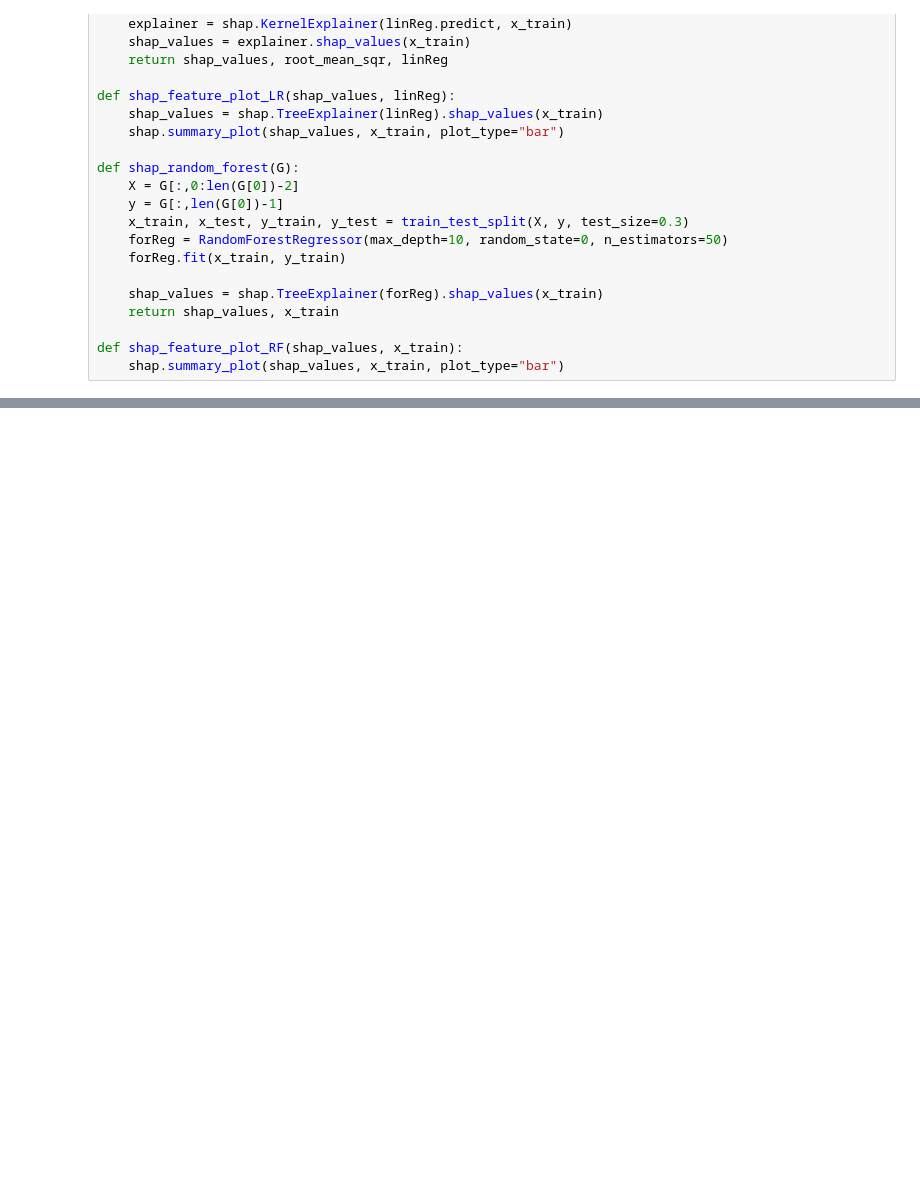
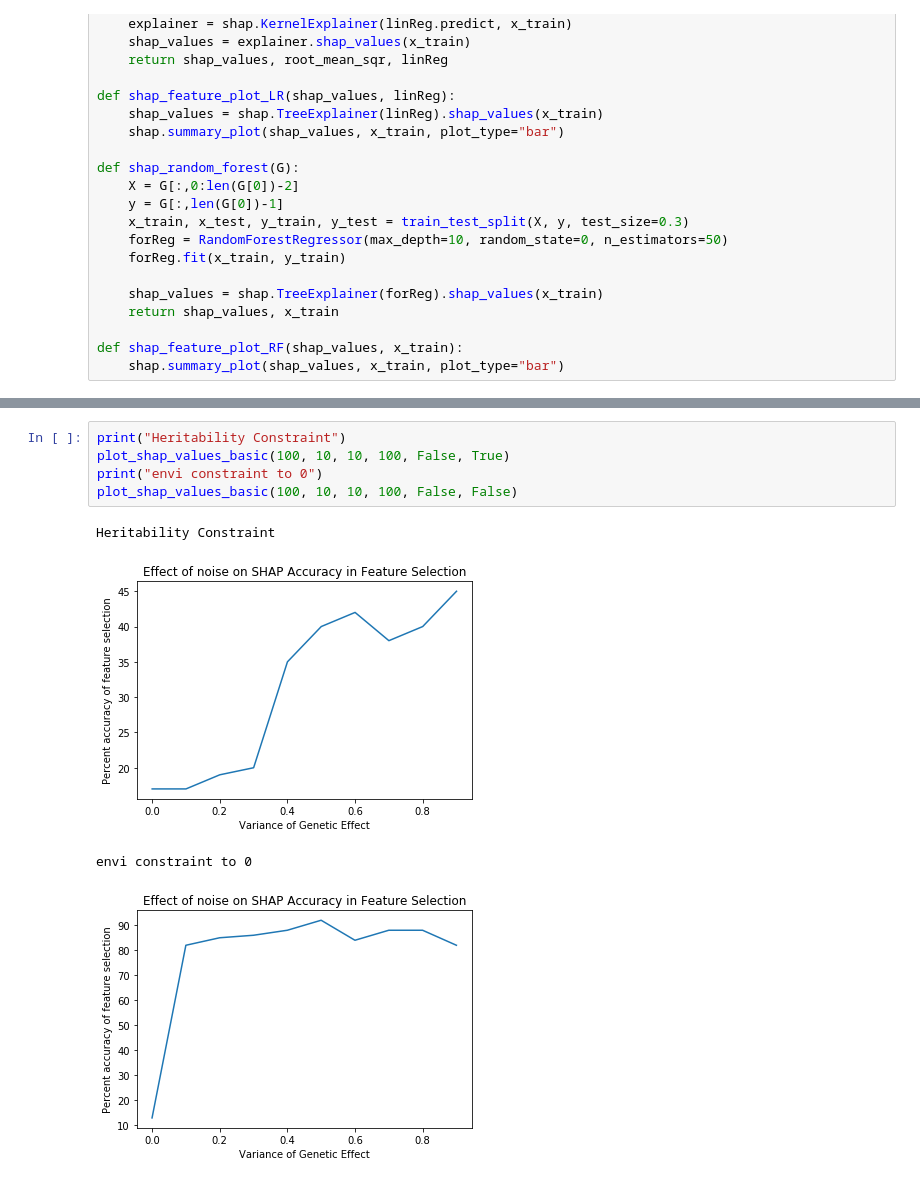
Before and after one commit to KevinDelao/UCLA_Summer_Project, a Jupyter notebook: UCLA_Summer_Code.ipynb, the cells around one changed output, grey strips where cells are left out. Drawn from its saved outputs; the diff is of its cells as text; blank space fills up the shorter version.

```diff
--- a/UCLA_Summer_Code.ipynb
+++ b/UCLA_Summer_Code.ipynb
@@ -632 +664,11 @@ envi constraint to 0
+# %%
+print("Heritability Constraint")
+plot_shap_values_basic(100, 10, 10, 100, False, True)
+print("envi constraint to 0")
+plot_shap_values_basic(100, 10, 10, 100, False, False)
+# %% [output]
+Heritability Constraint
+[figure, added]
+envi constraint to 0
+[figure, added]
 # %%
```
Also changed, not shown: parts of 22 cells of this notebook.
